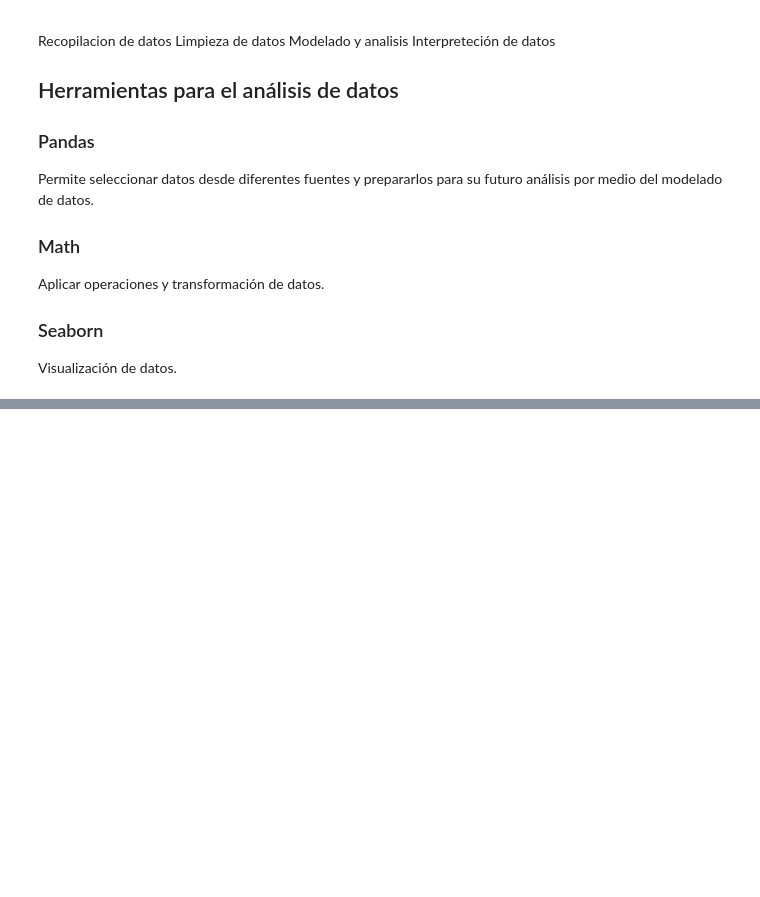
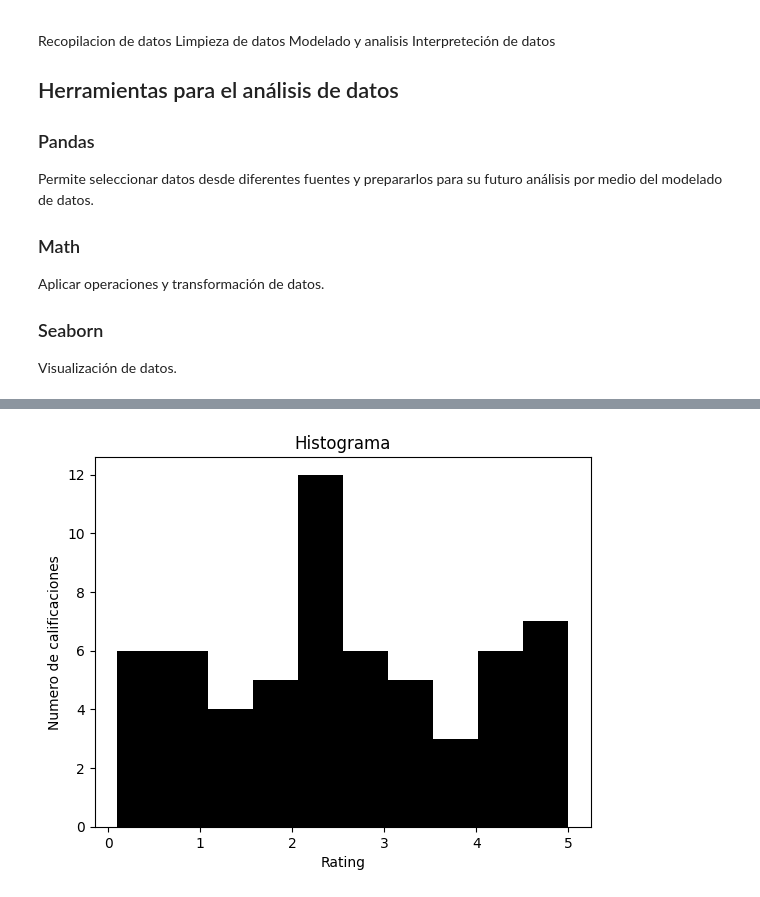
Before and after one commit to MiguelAngelBaquero/AnalisisDatosPython, a Jupyter notebook: Sesion4/Analisis_de_datos.ipynb, the cells around one changed output, grey strips where cells are left out. Drawn from its saved outputs; the diff is of its cells as text; code cells hidden in the pictures; blank space fills up the shorter version.

```diff
--- a/Sesion4/Analisis_de_datos.ipynb
+++ b/Sesion4/Analisis_de_datos.ipynb
@@ -42,0 +111,6 @@ df_user.head()
+# %%
+# Promedio rating por pelicula 2024-02-01 - 2024-02-07
+df_fact['timestamp'] = pd.to_datetime(df_fact['timestamp'])
+df_promedio_rating_fecha = df_fact.query('timestamp >= "2024-02-01 00:00:00" and timestamp <= "2024-02-07 23:59:59"')
+df_promedio_rating_fecha = df_promedio_rating_fecha[['movieID', 'timestamp', 'rating']].groupby(['movieID', 'timestamp']).mean('rating').reset_index()
+df_promedio_rating_fecha
@@ -42,0 +135,8 @@ df_user.head()
+# %%
+plt.hist(df_fact['rating'], color='black')
+plt.xlabel('Rating')
+plt.ylabel('Numero de calificaciones')
+plt.title('Histograma')
+plt.show()
+# %% [output]
+[figure, added]
```
Also changed, not shown: parts of 11 cells of this notebook, 1 other file.
